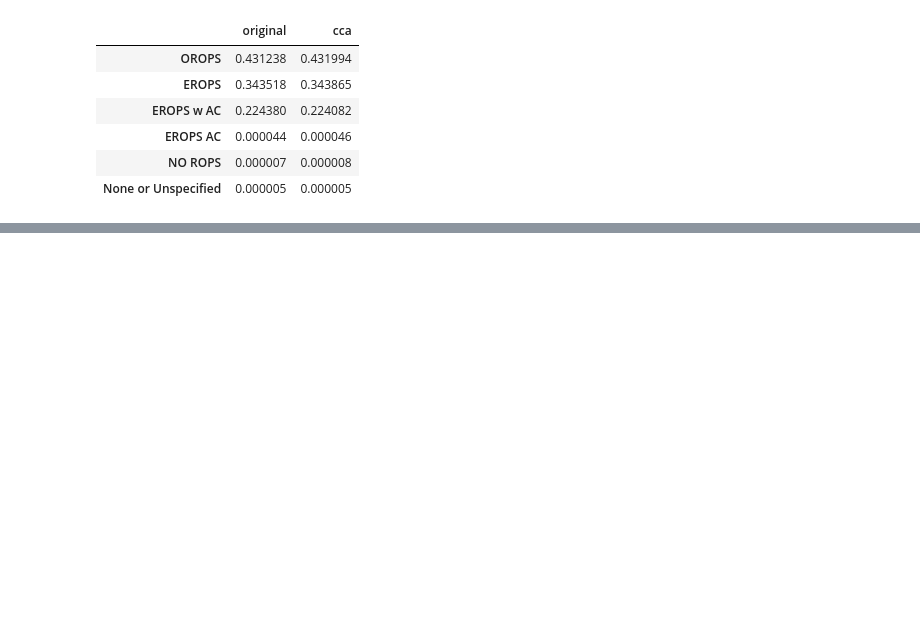
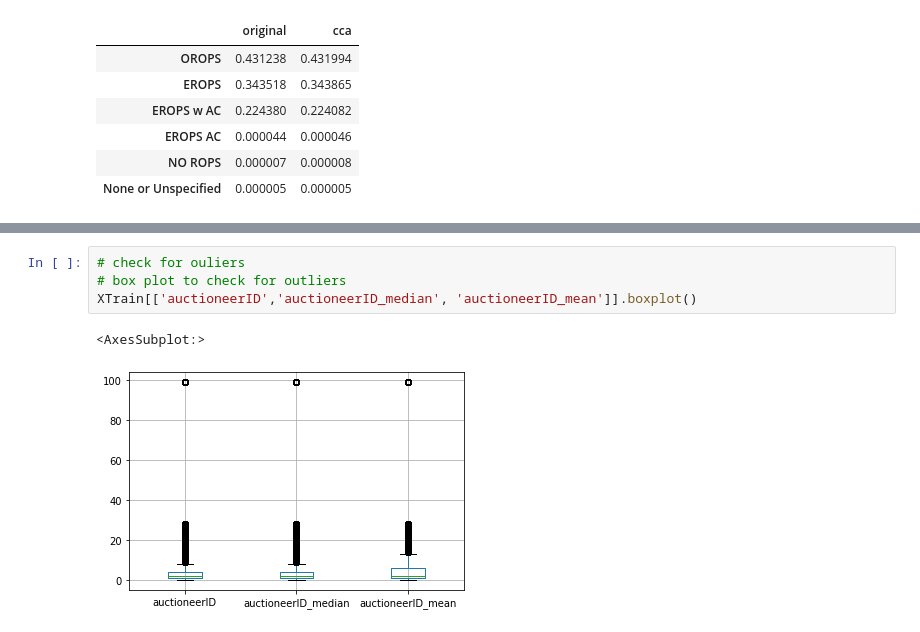
Before and after one commit to TROISTROIS/BLUE-BOOK-FOR-BULLDOZERS, a Jupyter notebook: blue-book-for-bulldozers.ipynb, the cells around one changed output, grey strips where cells are left out. Cells and saved outputs as stored; diff of their text form; blank space fills up the shorter version.

```diff
--- a/blue-book-for-bulldozers.ipynb
+++ b/blue-book-for-bulldozers.ipynb
@@ -449,0 +614,7 @@ CCA does not work at all.
+# %%
+# check for ouliers
+# box plot to check for outliers
+XTrain[['auctioneerID','auctioneerID_median', 'auctioneerID_mean']].boxplot()
+# %% [output]
+<AxesSubplot:>
+[figure, added]
```
Also changed, not shown: parts of 24 cells of this notebook.
